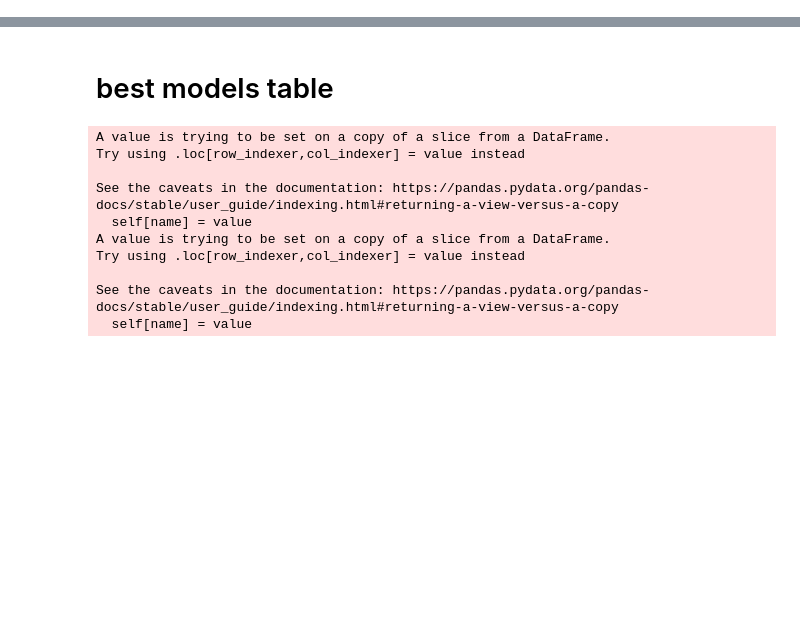
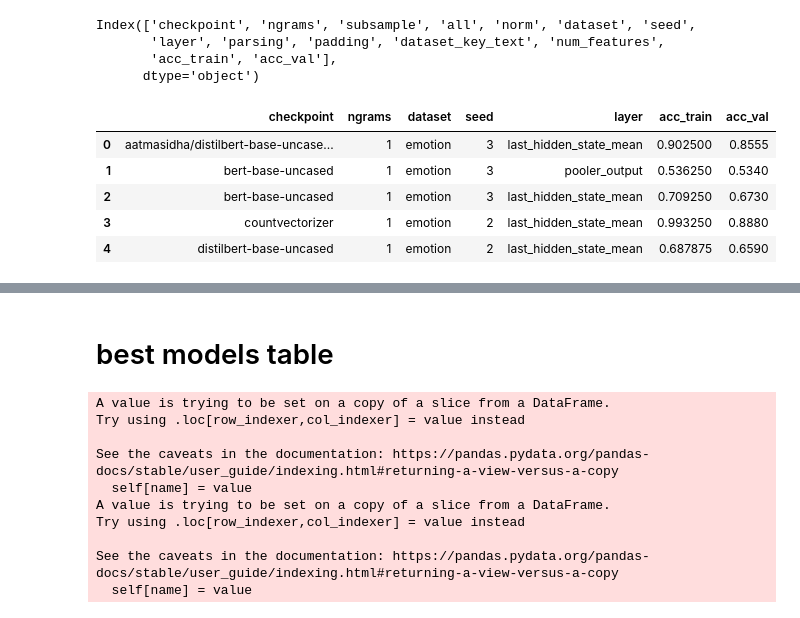
Before and after one commit to csinva/imodelsX, a Jupyter notebook: 04_analyze_acc.ipynb, the cells around one changed output, grey strips where cells are left out. Drawn from its saved outputs; the diff is of its cells as text; code cells hidden in the pictures; blank space fills up the shorter version.

```diff
--- a/04_analyze_acc.ipynb
+++ b/04_analyze_acc.ipynb
@@ -42,0 +41,7 @@ rs.head()
+# %%
+rs.columns
+# %% [output]
+Index(['checkpoint', 'ngrams', 'subsample', 'all', 'norm', 'dataset', 'seed',
+       'layer', 'parsing', 'padding', 'dataset_key_text', 'num_features',
+       'acc_train', 'acc_val'],
+      dtype='object')
@@ -42,0 +51,9 @@ rs.head()
+# %%
+r.head()
+# %% [output]
+|  | checkpoint | ngrams | dataset | seed | layer | acc_train | acc_val |
+| 0 | aatmasidha/distilbert-base-uncase... | 1 | emotion | 3 | last_hidden_state_mean | 0.902500 | 0.8555 |
+| 1 | bert-base-uncased | 1 | emotion | 3 | pooler_output | 0.536250 | 0.5340 |
+| 2 | bert-base-uncased | 1 | emotion | 3 | last_hidden_state_mean | 0.709250 | 0.6730 |
+| 3 | countvectorizer | 1 | emotion | 2 | last_hidden_state_mean | 0.993250 | 0.8880 |
+| 4 | distilbert-base-uncased | 1 | emotion | 2 | last_hidden_state_mean | 0.687875 | 0.6590 |
```
Also changed, not shown: parts of 8 cells of this notebook, 2 other files.
